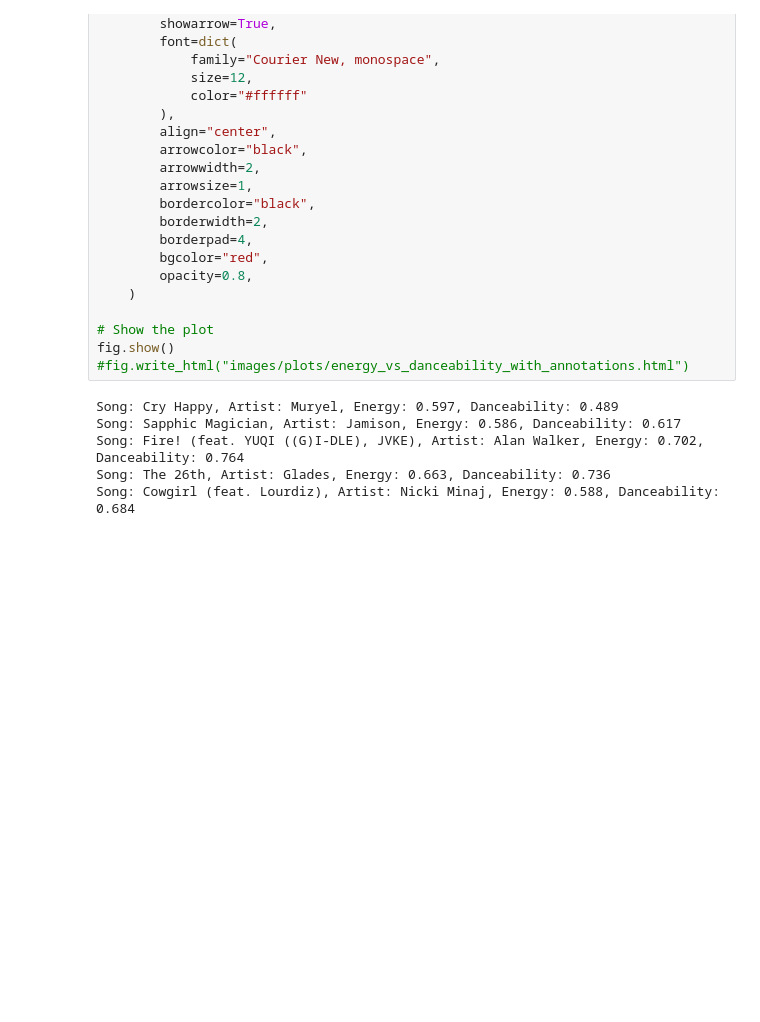
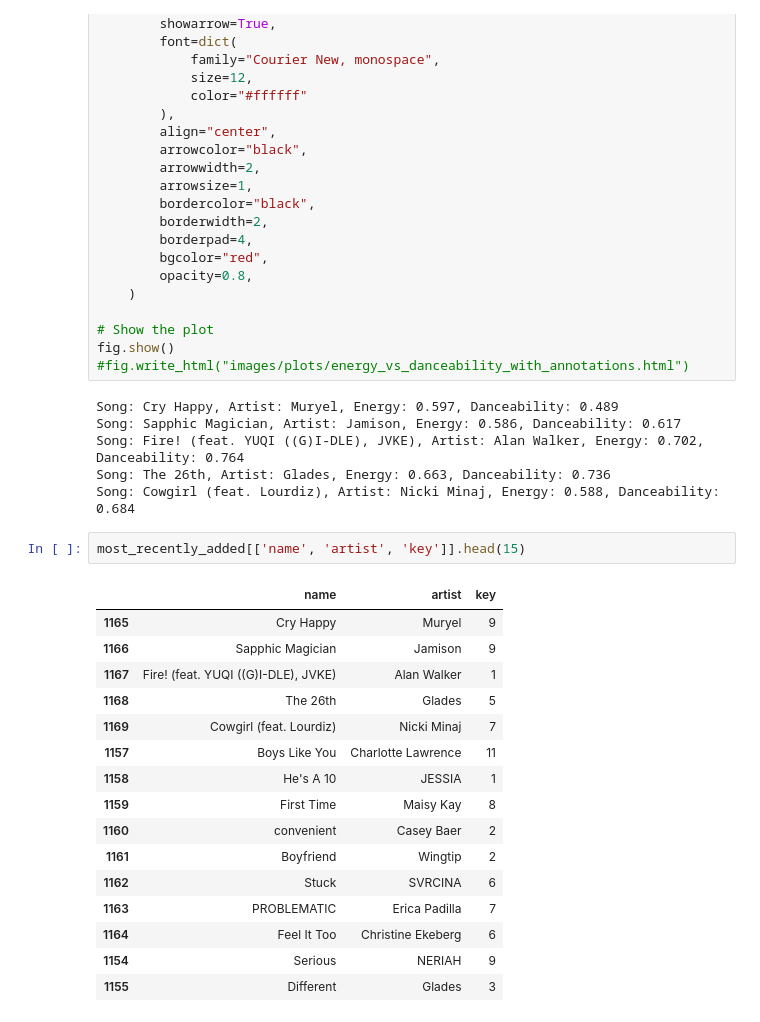
Before and after one commit to kspicer80/spotify_analysis, a Jupyter notebook: spotify_data_analysis.ipynb, the cells around one changed output. Cells and saved outputs as stored; diff of their text form; blank space fills up the shorter version.

```diff
--- a/spotify_data_analysis.ipynb
+++ b/spotify_data_analysis.ipynb
@@ -690,3 +684,22 @@ Song: Sapphic Magician, Artist: Jamison, Energy: 0.586, Danceability: 0.617
 Song: Fire! (feat. YUQI ((G)I-DLE), JVKE), Artist: Alan Walker, Energy: 0.702, Danceability: 0.764
 Song: The 26th, Artist: Glades, Energy: 0.663, Danceability: 0.736
 Song: Cowgirl (feat. Lourdiz), Artist: Nicki Minaj, Energy: 0.588, Danceability: 0.684
+# %%
+most_recently_added[['name', 'artist', 'key']].head(15)
+# %% [output]
+|  | name | artist | key |
+| 1165 | Cry Happy | Muryel | 9 |
+| 1166 | Sapphic Magician | Jamison | 9 |
+| 1167 | Fire! (feat. YUQI ((G)I-DLE), JVKE) | Alan Walker | 1 |
+| 1168 | The 26th | Glades | 5 |
+| 1169 | Cowgirl (feat. Lourdiz) | Nicki Minaj | 7 |
+| 1157 | Boys Like You | Charlotte Lawrence | 11 |
+| 1158 | He's A 10 | JESSIA | 1 |
+| 1159 | First Time | Maisy Kay | 8 |
+| 1160 | convenient | Casey Baer | 2 |
+| 1161 | Boyfriend | Wingtip | 2 |
+| 1162 | Stuck | SVRCINA | 6 |
+| 1163 | PROBLEMATIC | Erica Padilla | 7 |
+| 1164 | Feel It Too | Christine Ekeberg | 6 |
+| 1154 | Serious | NERIAH | 9 |
+| 1155 | Different | Glades | 3 |
```
Also changed, not shown: parts of 4 cells of this notebook.
